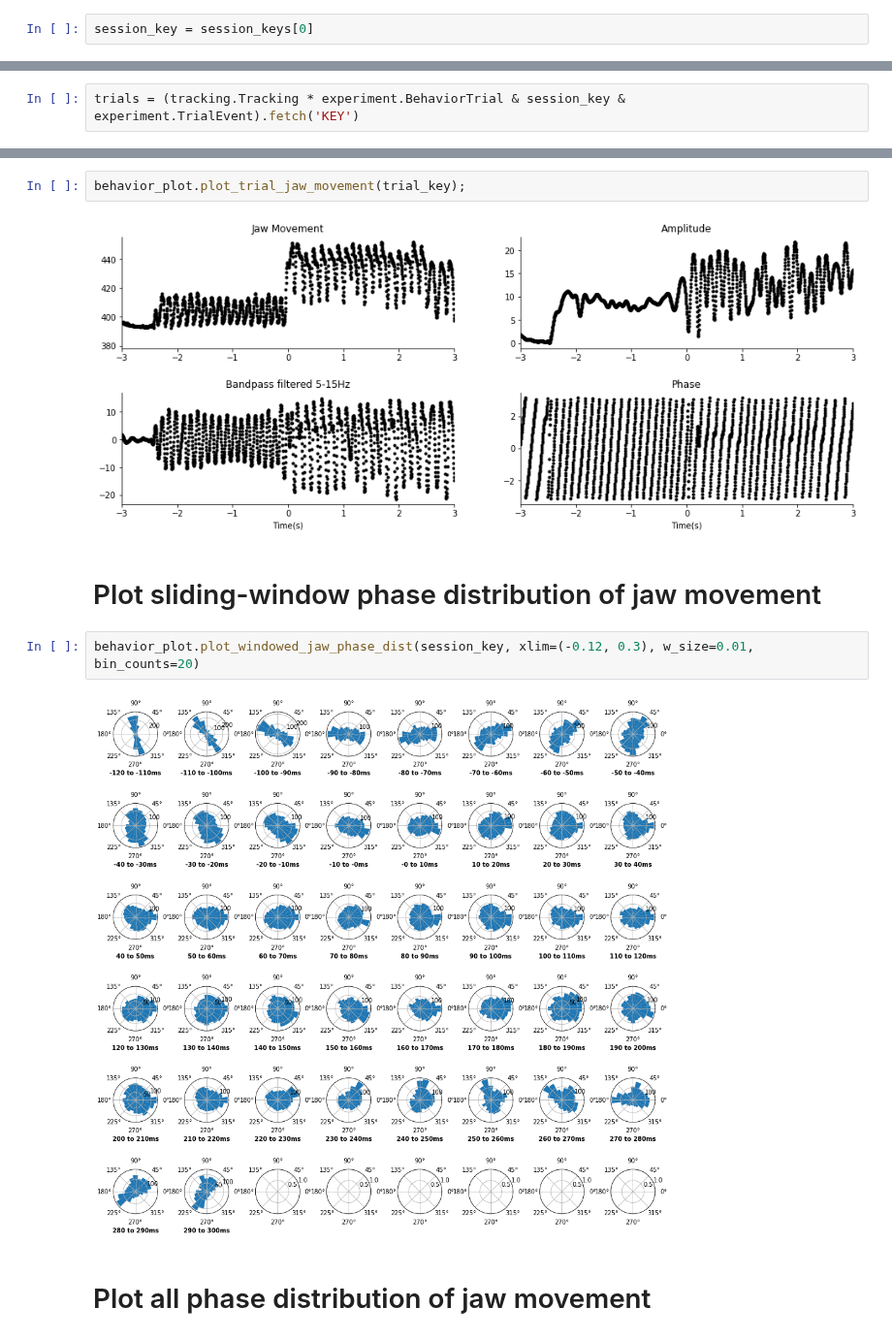
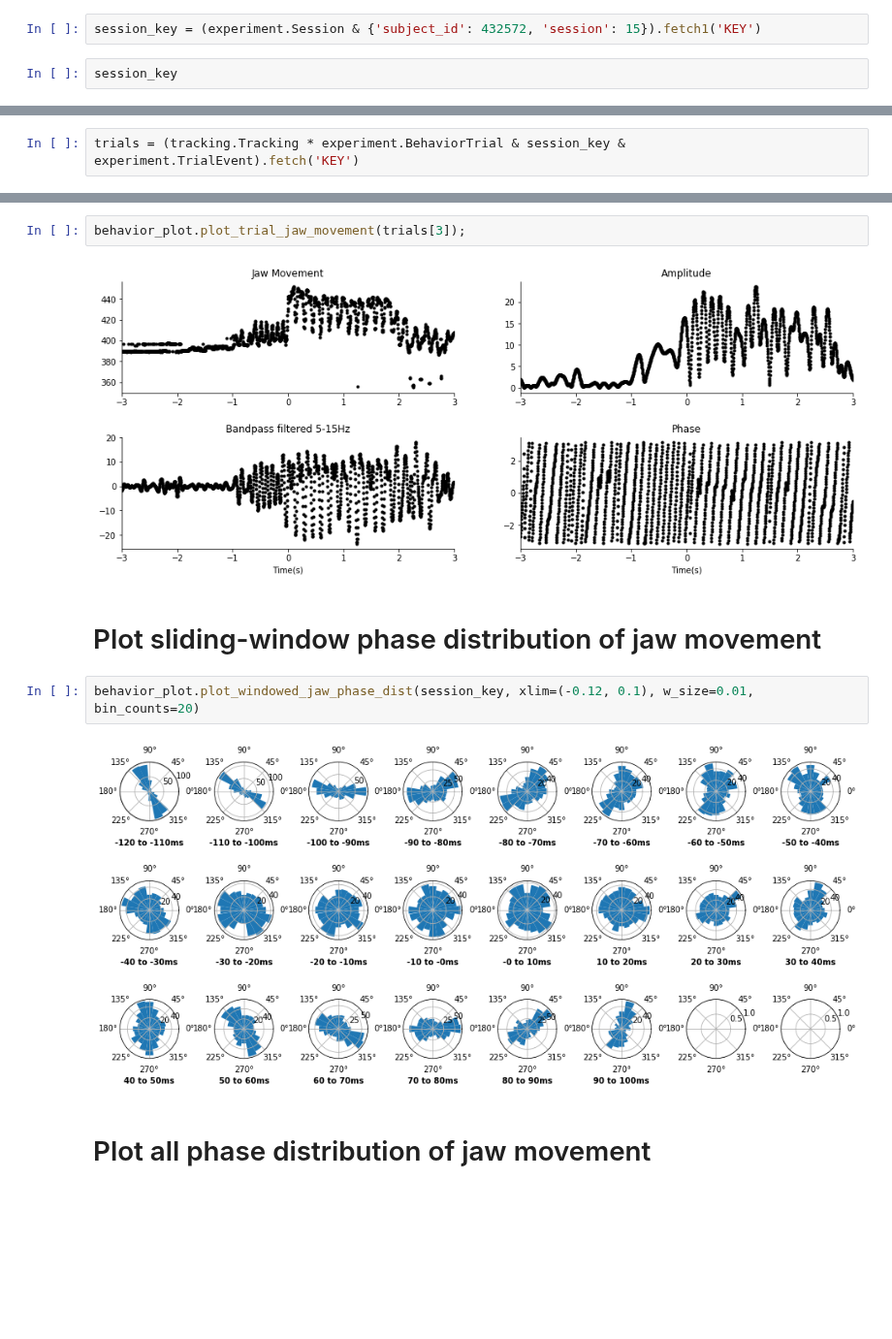
Before and after one commit to mesoscale-activity-map/map-ephys, a Jupyter notebook: notebook/plot_behavior.ipynb, the cells around one changed output, grey strips where cells are left out. Shown at 97% size. Cells and saved outputs as stored; diff of their text form; blank space fills up the shorter version.

Commit message:
clean up and imporve behavior plot

```diff
--- a/notebook/plot_behavior.ipynb
+++ b/notebook/plot_behavior.ipynb
@@ -18,2 +42,4 @@ session_keys = experiment.Session.fetch('KEY')
+# %%
+session_key = (experiment.Session & {'subject_id': 432572, 'session': 15}).fetch1('KEY')
 # %%
-session_key = session_keys[0]
+session_key
@@ -73,13 +105,13 @@ trial_key = trials[5]
 # %%
-behavior_plot.plot_trial_jaw_movement(trial_key);
+behavior_plot.plot_trial_jaw_movement(trials[3]);
 # %% [output]
-[figure, old version]
+[figure, new version]
 # %% [markdown]
 # Plot sliding-window phase distribution of jaw movement
 # %%
-behavior_plot.plot_windowed_jaw_phase_dist(session_key, xlim=(-0.12, 0.3), w_size=0.01, bin_counts=20)
+behavior_plot.plot_windowed_jaw_phase_dist(session_key, xlim=(-0.12, 0.1), w_size=0.01, bin_counts=20)
 # %% [output]
-[figure, old version]
+[figure, new version]
 # %% [markdown]
 # Plot all phase distribution of jaw movement
 # %%
```
Also changed, not shown: parts of 16 cells of this notebook, 3 other files.
